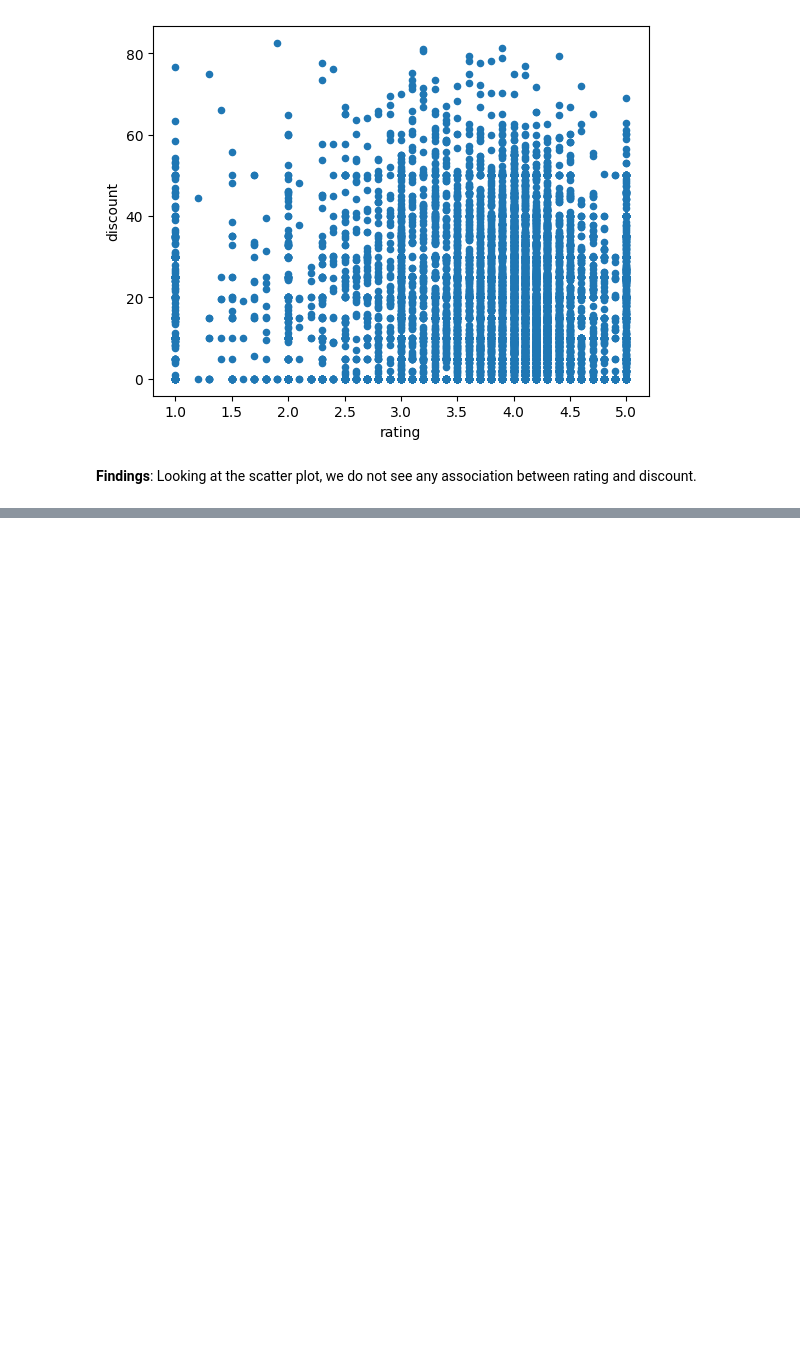
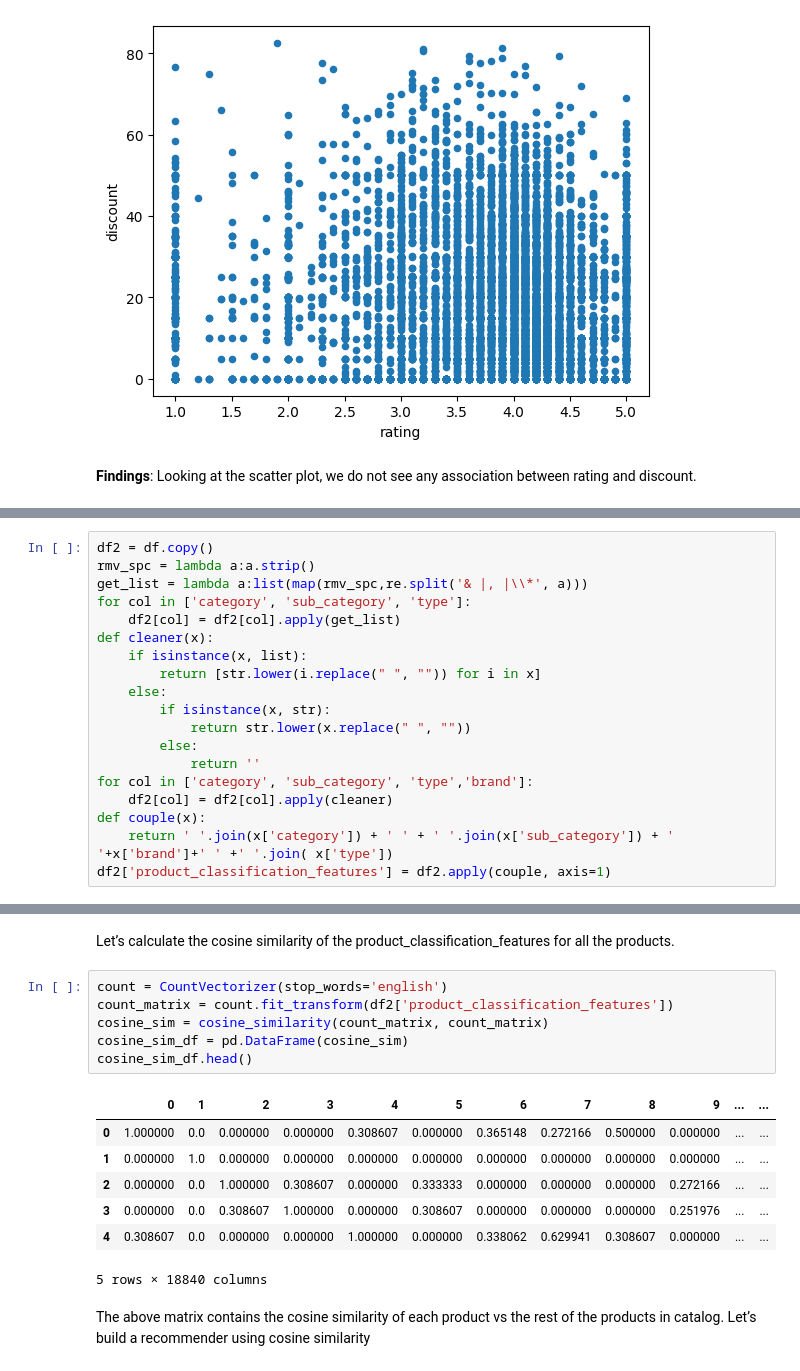
Before and after one commit to Lakshman895/Products-Recommendation-System, a Jupyter notebook: products_recommendation_system.ipynb, the cells around one changed output, grey strips where cells are left out. Saved outputs shown, nothing was run; the diff lists cells and outputs as text; blank space fills up the shorter version.

```diff
--- a/products_recommendation_system.ipynb
+++ b/products_recommendation_system.ipynb
@@ -391,0 +395,19 @@ ax = df.plot.scatter(x='rating', y='discount')
+# %%
+df2 = df.copy()
+rmv_spc = lambda a:a.strip()
+get_list = lambda a:list(map(rmv_spc,re.split('& |, |\\*', a)))
+for col in ['category', 'sub_category', 'type']:
+    df2[col] = df2[col].apply(get_list)
+def cleaner(x):
+    if isinstance(x, list):
+        return [str.lower(i.replace(" ", "")) for i in x]
+    else:
+        if isinstance(x, str):
+            return str.lower(x.replace(" ", ""))
+        else:
+            return ''
+for col in ['category', 'sub_category', 'type','brand']:
+    df2[col] = df2[col].apply(cleaner)
+def couple(x):
+    return ' '.join(x['category']) + ' ' + ' '.join(x['sub_category']) + ' '+x['brand']+' ' +' '.join( x['type'])
+df2['product_classification_features'] = df2.apply(couple, axis=1)
@@ -391,0 +453,18 @@ ax = df.plot.scatter(x='rating', y='discount')
+# %% [markdown]
+Let’s calculate the cosine similarity of the product_classification_features for all the products.
+# %%
+count = CountVectorizer(stop_words='english')
+count_matrix = count.fit_transform(df2['product_classification_features'])
+cosine_sim = cosine_similarity(count_matrix, count_matrix)
+cosine_sim_df = pd.DataFrame(cosine_sim)
+cosine_sim_df.head()
+# %% [output]
+|  | 0 | 1 | 2 | 3 | 4 | 5 | 6 | 7 | 8 | 9 | ... | ... |
+| 0 | 1.000000 | 0.0 | 0.000000 | 0.000000 | 0.308607 | 0.000000 | 0.365148 | 0.272166 | 0.500000 | 0.000000 | ... | ... |
+| 1 | 0.000000 | 1.0 | 0.000000 | 0.000000 | 0.000000 | 0.000000 | 0.000000 | 0.000000 | 0.000000 | 0.000000 | ... | ... |
+| 2 | 0.000000 | 0.0 | 1.000000 | 0.308607 | 0.000000 | 0.333333 | 0.000000 | 0.000000 | 0.000000 | 0.272166 | ... | ... |
+| 3 | 0.000000 | 0.0 | 0.308607 | 1.000000 | 0.000000 | 0.308607 | 0.000000 | 0.000000 | 0.000000 | 0.251976 | ... | ... |
+| 4 | 0.308607 | 0.0 | 0.000000 | 0.000000 | 1.000000 | 0.000000 | 0.338062 | 0.629941 | 0.308607 | 0.000000 | ... | ... |
+5 rows × 18840 columns
+# %% [markdown]
+The above matrix contains the cosine similarity of each product vs the rest of the products in catalog. Let’s build a recommender using cosine similarity
```
Also changed, not shown: parts of 18 cells of this notebook.
